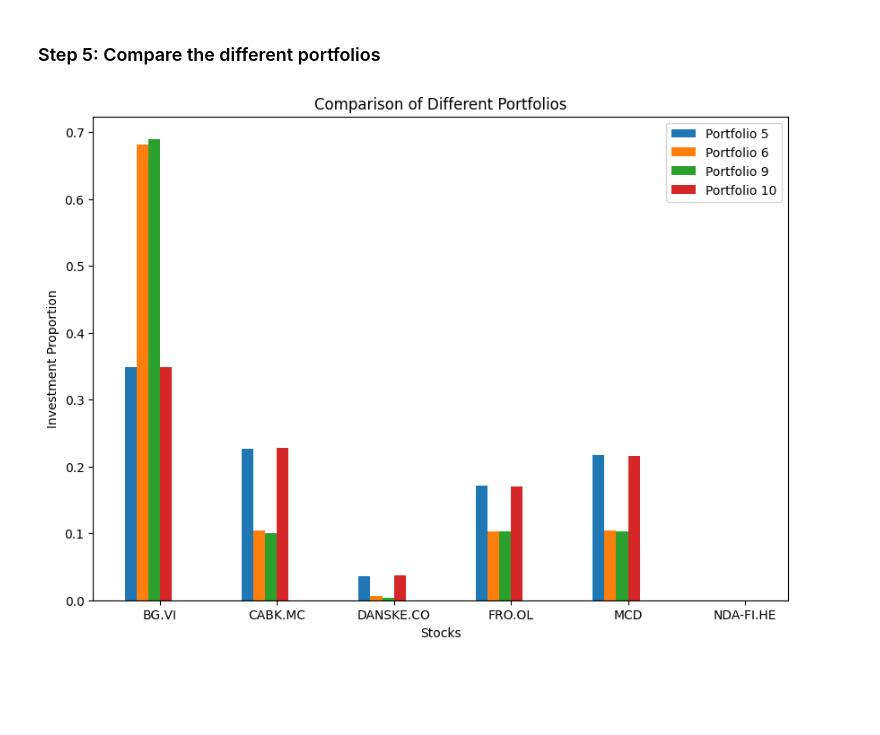
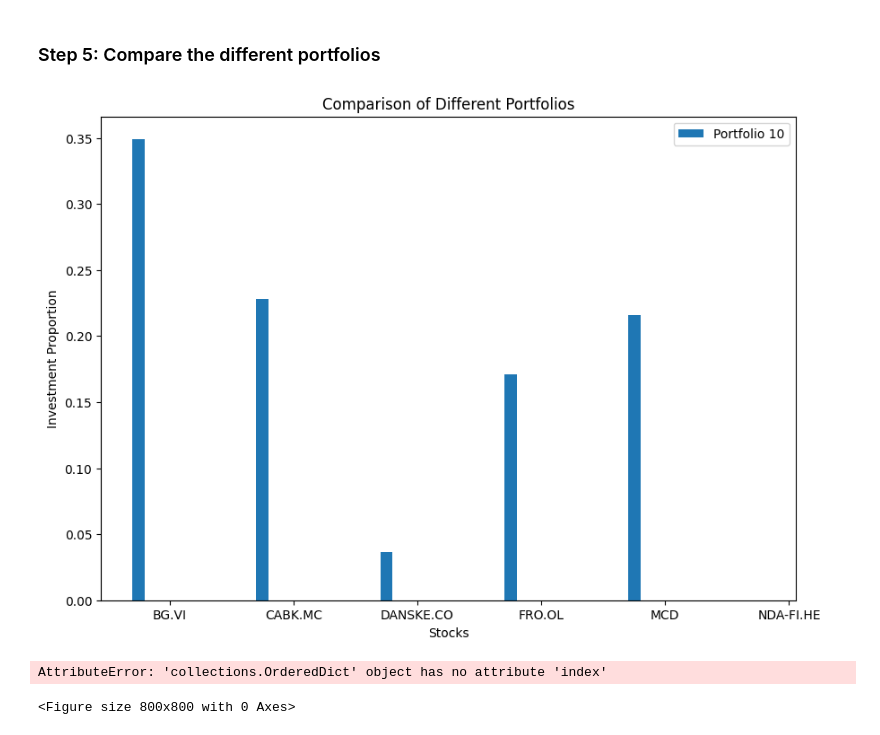
Before and after one commit to plexion/ModernPortfolioTheory, a Jupyter notebook: ModernPortfolioTheory_model_comparison.ipynb, the cells around one changed output. Cells and saved outputs as stored; diff of their text form; code cells hidden in the pictures; blank space fills up the shorter version.

```diff
--- a/ModernPortfolioTheory_model_comparison.ipynb
+++ b/ModernPortfolioTheory_model_comparison.ipynb
@@ -206,35 +164,47 @@ import matplotlib.pyplot as plt
 from collections import OrderedDict
 
 portfolios = {
-    'Portfolio 5': ef5_cleaned_weights,
-    'Portfolio 6': ef6_cleaned_weights,
-    'Portfolio 9': ef9_cleaned_weights,
     'Portfolio 10': ef10_cleaned_weights
 }
 
 # Stock labels
-stocks = list(ef5_cleaned_weights.keys())
+stocks = list(ef10_cleaned_weights.keys())
 
 # Create a figure and axis
 fig, ax = plt.subplots(figsize=(10, 7))
 
 # Plot each portfolio as a bar chart
 for i, (portfolio_name, values) in enumerate(portfolios.items()):
     ax.bar([x + i*0.1 for x in range(len(stocks))], values.values(), width=0.1, label=portfolio_name)
 
 # Set the x-axis labels
 ax.set_xticks([x + 0.25 for x in range(len(stocks))])
 ax.set_xticklabels(stocks)
 
 # Set the labels and title
 ax.set_xlabel('Stocks')
 ax.set_ylabel('Investment Proportion')
 ax.set_title('Comparison of Different Portfolios')
 
 # Add a legend
 ax.legend()
 
 # Show the plot
 plt.show()
 # %% [output]
-[figure, old version]
+[figure, new version]
+# %%
+import pandas as pd
+import matplotlib.pyplot as plt
+
+# Example portfolio as a pandas Series
+portfolio = ef10_cleaned_weights
+
+# Create a pie chart
+plt.figure(figsize=(8, 8))
+plt.pie(portfolio, labels=portfolio.index, autopct='%1.1f%%', startangle=140)
+plt.title('Portfolio Distribution')
+plt.show()
+# %% [output]
+AttributeError: 'collections.OrderedDict' object has no attribute 'index'
+<Figure size 800x800 with 0 Axes>
```
Also changed, not shown: parts of 16 cells of this notebook.
